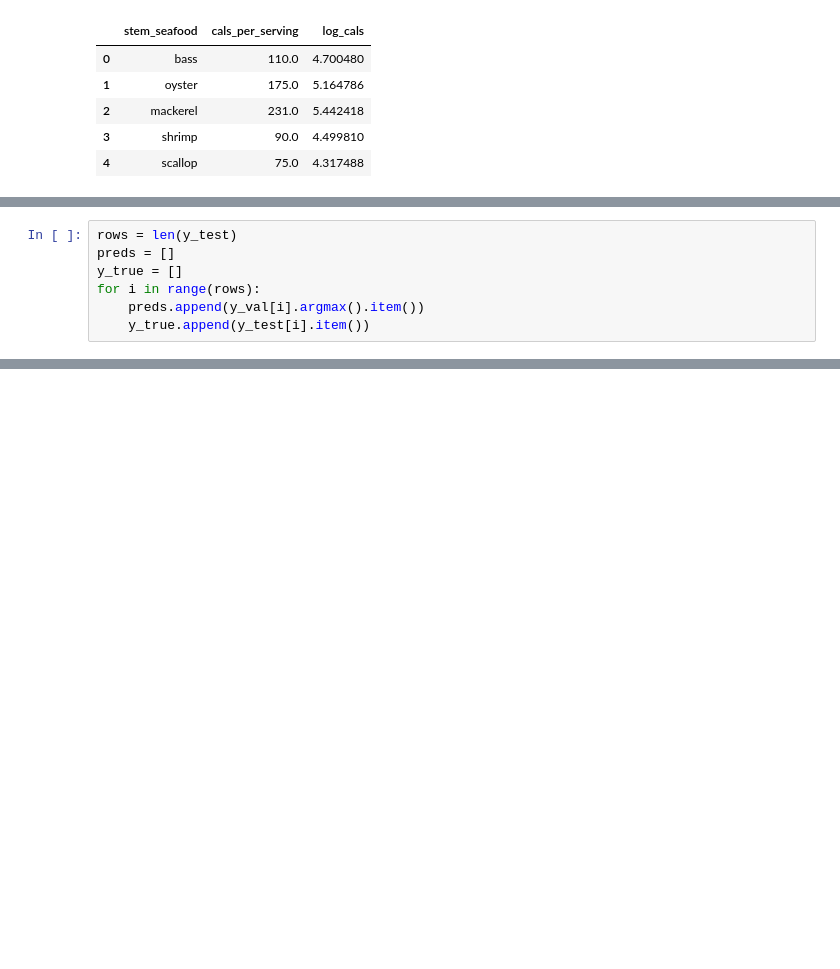
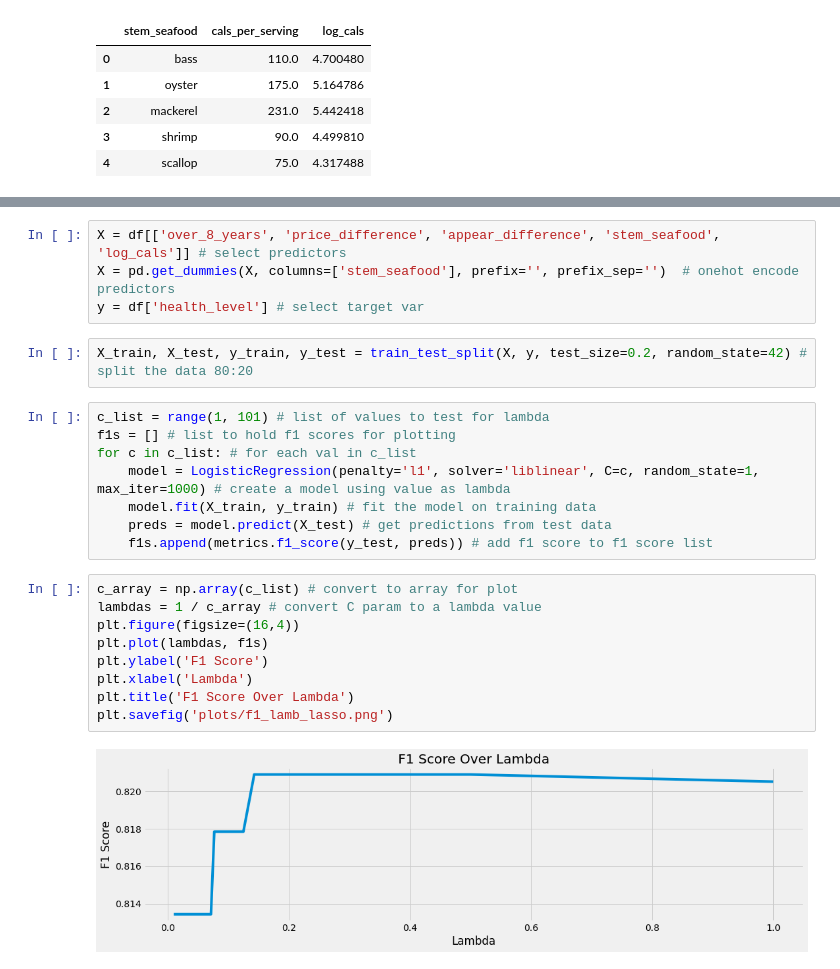
Before and after one commit to jagephart/nypl-menus, a Jupyter notebook: entity-extraction/analysis.ipynb, the cells around one changed output, grey strips where cells are left out. Cells and saved outputs as stored; diff of their text form; blank space fills up the shorter version.

```diff
--- a/entity-extraction/analysis.ipynb
+++ b/entity-extraction/analysis.ipynb
@@ -958,7 +511,0 @@ print(f'{loss.item():.2f}')
-# %%
-rows = len(y_test)
-preds = []
-y_true = []
-for i in range(rows):
-    preds.append(y_val[i].argmax().item())
-    y_true.append(y_test[i].item())
@@ -981,0 +545,25 @@ weighted avg       0.70      0.72      0.70       192
+# %%
+X = df[['over_8_years', 'price_difference', 'appear_difference', 'stem_seafood', 'log_cals']] # select predictors
+X = pd.get_dummies(X, columns=['stem_seafood'], prefix='', prefix_sep='')  # onehot encode predictors
+y = df['health_level'] # select target var
+# %%
+X_train, X_test, y_train, y_test = train_test_split(X, y, test_size=0.2, random_state=42) # split the data 80:20
+# %%
+c_list = range(1, 101) # list of values to test for lambda
+f1s = [] # list to hold f1 scores for plotting
+for c in c_list: # for each val in c_list
+    model = LogisticRegression(penalty='l1', solver='liblinear', C=c, random_state=1, max_iter=1000) # create a model using value as lambda
+    model.fit(X_train, y_train) # fit the model on training data
+    preds = model.predict(X_test) # get predictions from test data
+    f1s.append(metrics.f1_score(y_test, preds)) # add f1 score to f1 score list
+# %%
+c_array = np.array(c_list) # convert to array for plot
+lambdas = 1 / c_array # convert C param to a lambda value
+plt.figure(figsize=(16,4))
+plt.plot(lambdas, f1s)
+plt.ylabel('F1 Score')
+plt.xlabel('Lambda')
+plt.title('F1 Score Over Lambda')
+plt.savefig('plots/f1_lamb_lasso.png')
+# %% [output]
+[figure, added]
```
Also changed, not shown: parts of 90 cells of this notebook, 7 other files.
